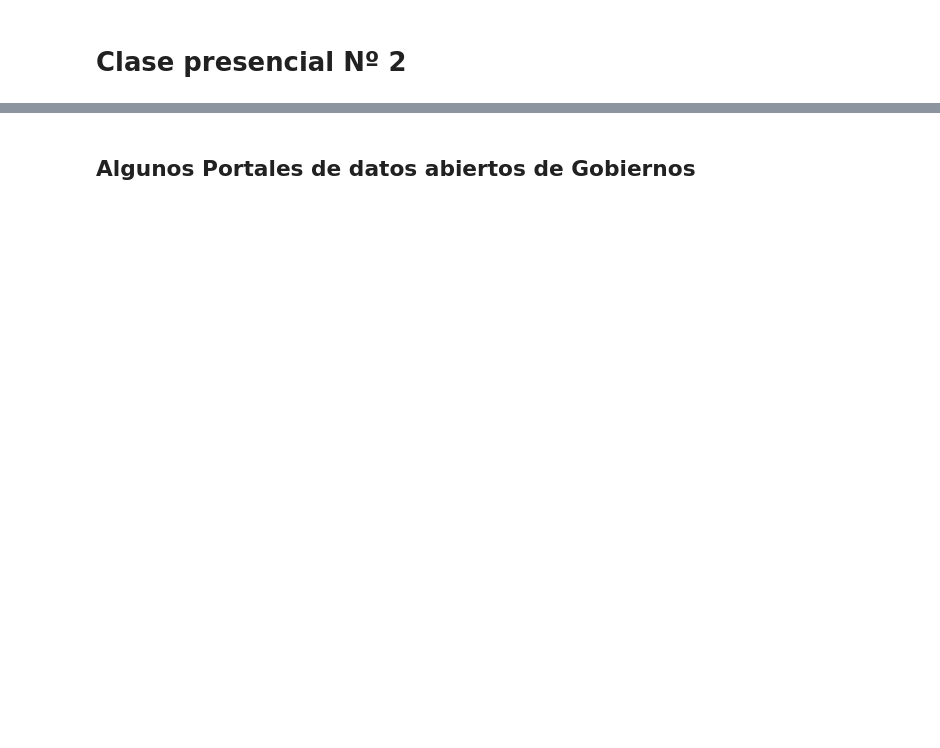
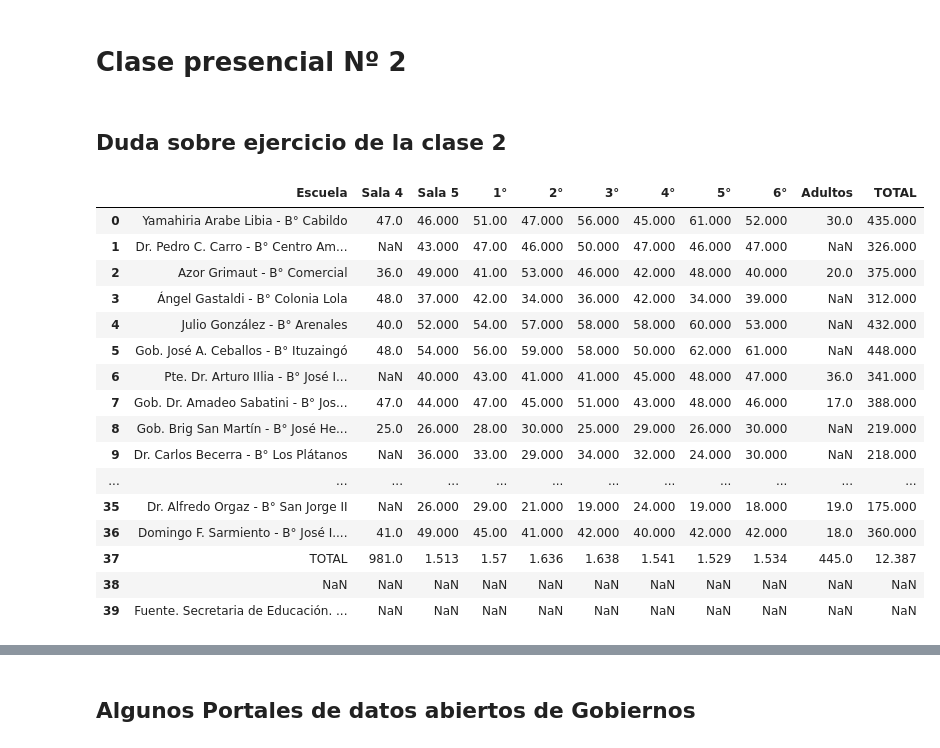
Before and after one commit to mgaitan/analisis_de_datos_isep, a Jupyter notebook: presenciales/clase2.ipynb, the cells around one changed output, grey strips where cells are left out. Saved outputs shown, nothing was run; the diff lists cells and outputs as text; code cells hidden in the pictures; blank space fills up the shorter version.

Commit message:
clase presencial 2 con comments

```diff
--- a/presenciales/clase2.ipynb
+++ b/presenciales/clase2.ipynb
@@ -1,2 +1,25 @@
 # %% [markdown]
 # Clase presencial Nº 2
+# %% [markdown]
+
+## Duda sobre ejercicio de la clase 2
+# %%
+alumnos
+# %% [output]
+|  | Escuela | Sala 4 | Sala 5 | 1° | 2° | 3° | 4° | 5° | 6° | Adultos | TOTAL |
+| 0 | Yamahiria Arabe Libia - B° Cabildo | 47.0 | 46.000 | 51.00 | 47.000 | 56.000 | 45.000 | 61.000 | 52.000 | 30.0 | 435.000 |
+| 1 | Dr. Pedro C. Carro - B° Centro Am... | NaN | 43.000 | 47.00 | 46.000 | 50.000 | 47.000 | 46.000 | 47.000 | NaN | 326.000 |
+| 2 | Azor Grimaut - B° Comercial | 36.0 | 49.000 | 41.00 | 53.000 | 46.000 | 42.000 | 48.000 | 40.000 | 20.0 | 375.000 |
+| 3 | Ángel Gastaldi - B° Colonia Lola | 48.0 | 37.000 | 42.00 | 34.000 | 36.000 | 42.000 | 34.000 | 39.000 | NaN | 312.000 |
+| 4 | Julio González - B° Arenales | 40.0 | 52.000 | 54.00 | 57.000 | 58.000 | 58.000 | 60.000 | 53.000 | NaN | 432.000 |
+| 5 | Gob. José A. Ceballos - B° Ituzaingó | 48.0 | 54.000 | 56.00 | 59.000 | 58.000 | 50.000 | 62.000 | 61.000 | NaN | 448.000 |
+| 6 | Pte. Dr. Arturo IIlia - B° José I... | NaN | 40.000 | 43.00 | 41.000 | 41.000 | 45.000 | 48.000 | 47.000 | 36.0 | 341.000 |
+| 7 | Gob. Dr. Amadeo Sabatini - B° Jos... | 47.0 | 44.000 | 47.00 | 45.000 | 51.000 | 43.000 | 48.000 | 46.000 | 17.0 | 388.000 |
+| 8 | Gob. Brig San Martín - B° José He... | 25.0 | 26.000 | 28.00 | 30.000 | 25.000 | 29.000 | 26.000 | 30.000 | NaN | 219.000 |
+| 9 | Dr. Carlos Becerra - B° Los Plátanos | NaN | 36.000 | 33.00 | 29.000 | 34.000 | 32.000 | 24.000 | 30.000 | NaN | 218.000 |
+| ... | ... | ... | ... | ... | ... | ... | ... | ... | ... | ... | ... |
+| 35 | Dr. Alfredo Orgaz - B° San Jorge II | NaN | 26.000 | 29.00 | 21.000 | 19.000 | 24.000 | 19.000 | 18.000 | 19.0 | 175.000 |
+| 36 | Domingo F. Sarmiento - B° José I.... | 41.0 | 49.000 | 45.00 | 41.000 | 42.000 | 40.000 | 42.000 | 42.000 | 18.0 | 360.000 |
+| 37 | TOTAL | 981.0 | 1.513 | 1.57 | 1.636 | 1.638 | 1.541 | 1.529 | 1.534 | 445.0 | 12.387 |
+| 38 | NaN | NaN | NaN | NaN | NaN | NaN | NaN | NaN | NaN | NaN | NaN |
+| 39 | Fuente. Secretaria de Educación. ... | NaN | NaN | NaN | NaN | NaN | NaN | NaN | NaN | NaN | NaN |
```
Also changed, not shown: parts of 55 cells of this notebook.
